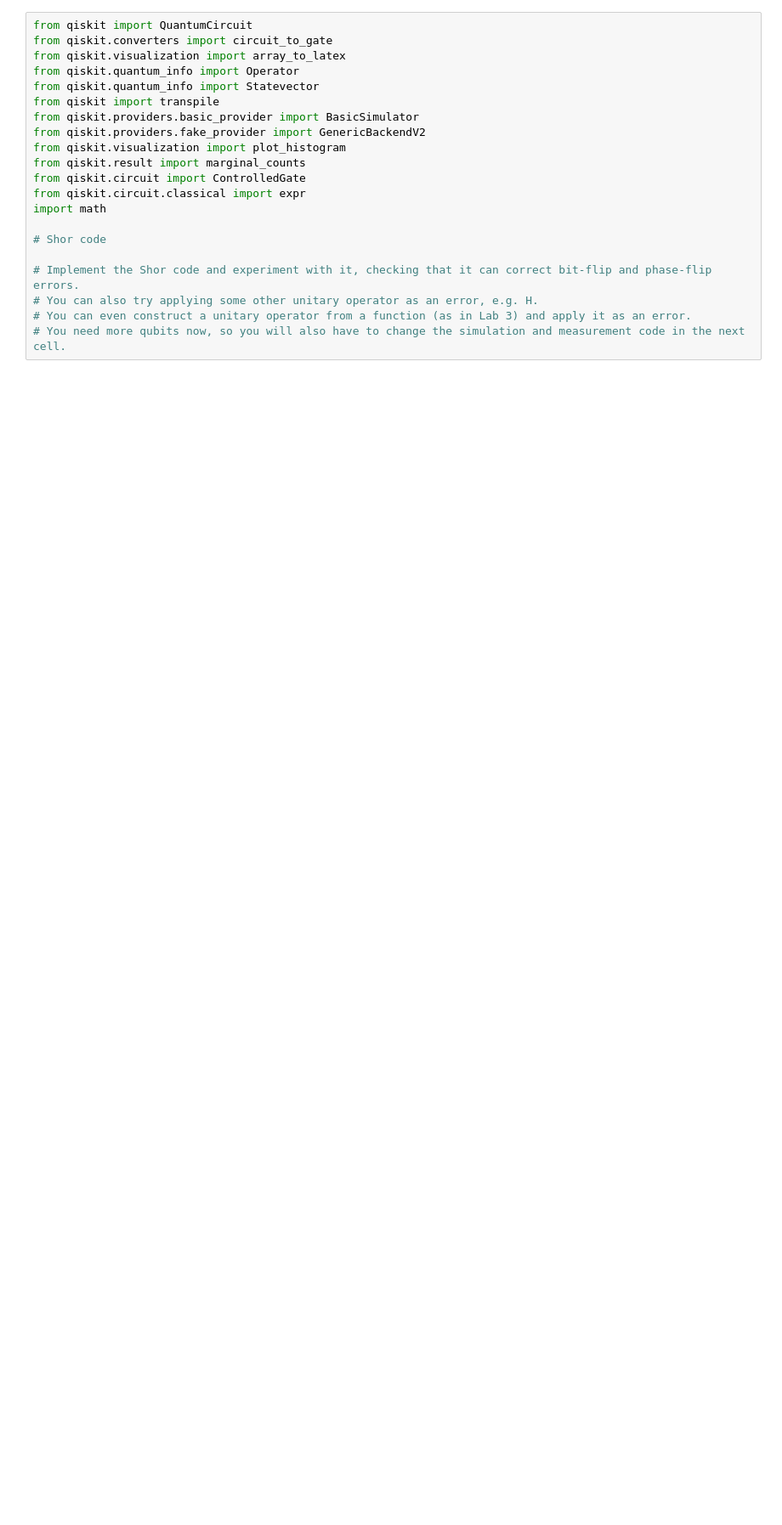
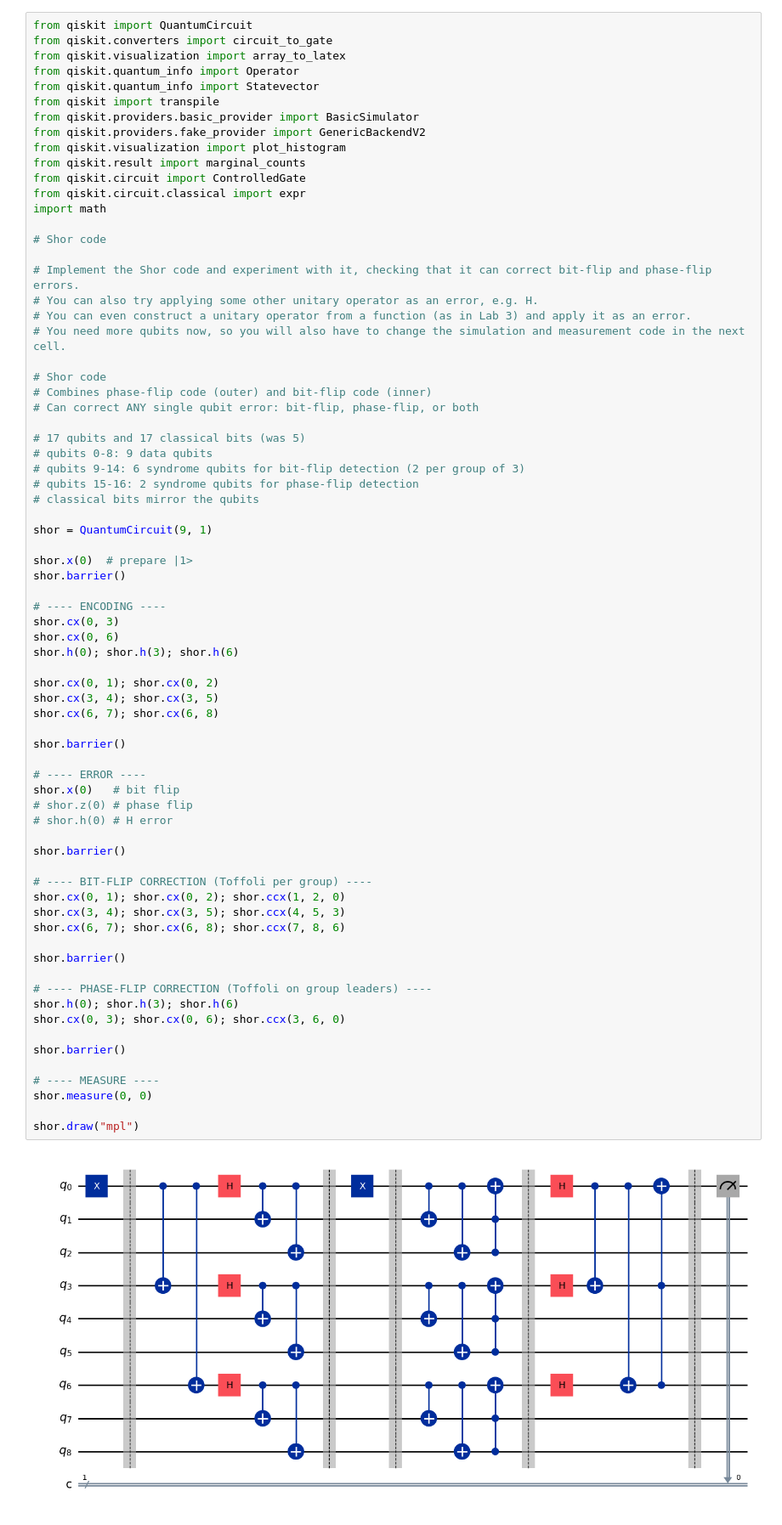
Before and after one commit to tri-o-na/SIT-UofG-STET-Labs, a Jupyter notebook: QC-Lab4-C.ipynb, the cells around one changed output. Shown at 85% size. Saved outputs shown, nothing was run; the diff lists cells and outputs as text; blank space fills up the shorter version.

```diff
--- a/QC-Lab4-C.ipynb
+++ b/QC-Lab4-C.ipynb
@@ -5,23 +23,76 @@
 # %%
 from qiskit import QuantumCircuit
 from qiskit.converters import circuit_to_gate
 from qiskit.visualization import array_to_latex
 from qiskit.quantum_info import Operator
 from qiskit.quantum_info import Statevector
 from qiskit import transpile
 from qiskit.providers.basic_provider import BasicSimulator
 from qiskit.providers.fake_provider import GenericBackendV2
 from qiskit.visualization import plot_histogram
 from qiskit.result import marginal_counts
 from qiskit.circuit import ControlledGate
 from qiskit.circuit.classical import expr
 import math
 
 # Shor code
 
 # Implement the Shor code and experiment with it, checking that it can correct bit-flip and phase-flip errors.
 # You can also try applying some other unitary operator as an error, e.g. H.
 # You can even construct a unitary operator from a function (as in Lab 3) and apply it as an error.
 # You need more qubits now, so you will also have to change the simulation and measurement code in the next cell.
+
+# Shor code
+# Combines phase-flip code (outer) and bit-flip code (inner)
+# Can correct ANY single qubit error: bit-flip, phase-flip, or both
+
+# 17 qubits and 17 classical bits (was 5)
+# qubits 0-8: 9 data qubits
+# qubits 9-14: 6 syndrome qubits for bit-flip detection (2 per group of 3)
+# qubits 15-16: 2 syndrome qubits for phase-flip detection
+# classical bits mirror the qubits
+
+shor = QuantumCircuit(9, 1)
+
+shor.x(0)  # prepare |1>
+shor.barrier()
+
+# ---- ENCODING ----
+shor.cx(0, 3)
+shor.cx(0, 6)
+shor.h(0); shor.h(3); shor.h(6)
+
+shor.cx(0, 1); shor.cx(0, 2)
+shor.cx(3, 4); shor.cx(3, 5)
+shor.cx(6, 7); shor.cx(6, 8)
+
+shor.barrier()
+
+# ---- ERROR ----
+shor.x(0)   # bit flip
+# shor.z(0) # phase flip
+# shor.h(0) # H error
+
+shor.barrier()
+
+# ---- BIT-FLIP CORRECTION (Toffoli per group) ----
+shor.cx(0, 1); shor.cx(0, 2); shor.ccx(1, 2, 0)
+shor.cx(3, 4); shor.cx(3, 5); shor.ccx(4, 5, 3)
+shor.cx(6, 7); shor.cx(6, 8); shor.ccx(7, 8, 6)
+
+shor.barrier()
+
+# ---- PHASE-FLIP CORRECTION (Toffoli on group leaders) ----
+shor.h(0); shor.h(3); shor.h(6)
+shor.cx(0, 3); shor.cx(0, 6); shor.ccx(3, 6, 0)
+
+shor.barrier()
+
+# ---- MEASURE ----
+shor.measure(0, 0)
+
+shor.draw("mpl")
+# %% [output]
+[figure, added]
 # %%
 # Simulate and plot results
```
Also changed, not shown: parts of 2 cells of this notebook.
